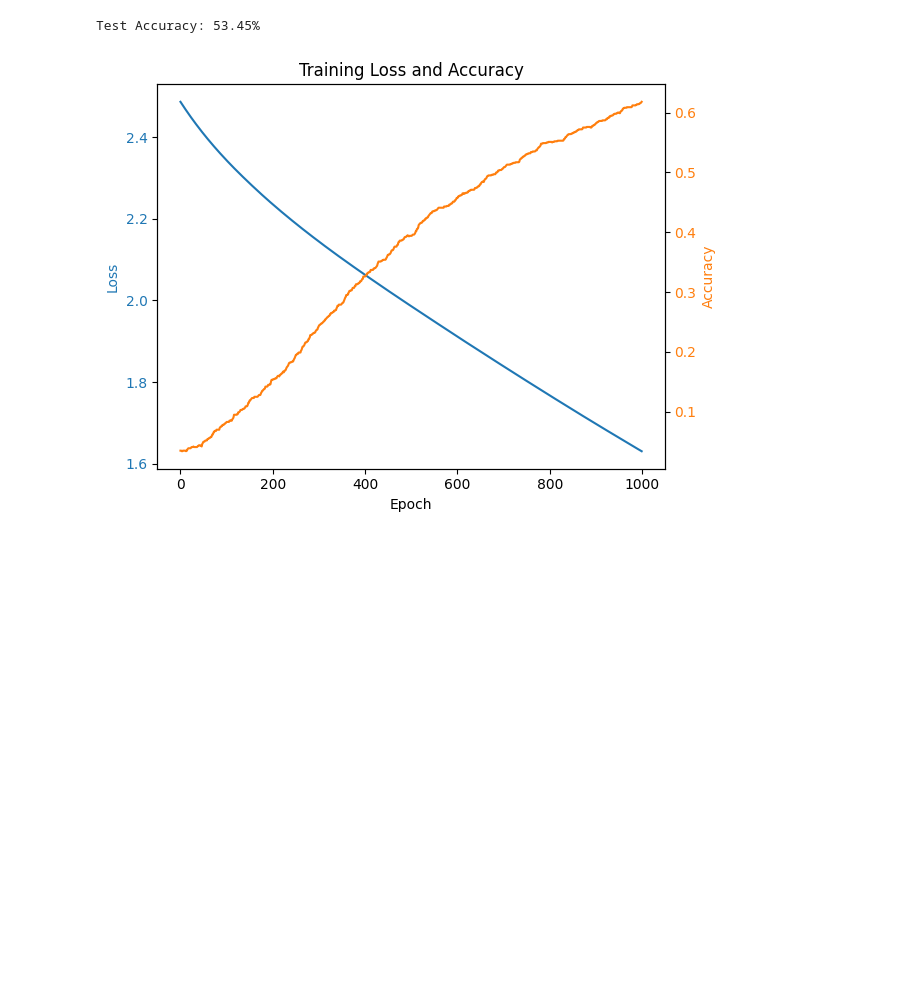
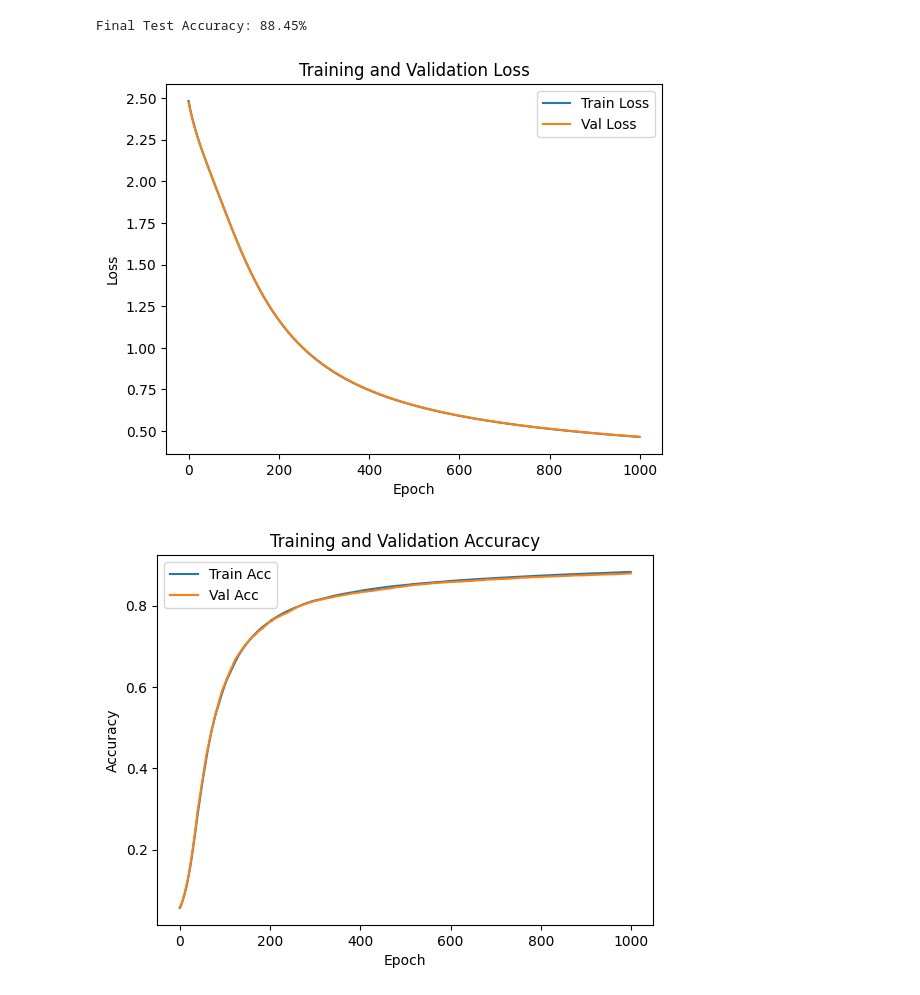
Before and after one commit to danielzj05/numpy-mnist-NN, a Jupyter notebook: MNIST_NN.ipynb, the cells around one changed output. Cells and saved outputs as stored; diff of their text form; code cells hidden in the pictures; blank space fills up the shorter version.

```diff
--- a/MNIST_NN.ipynb
+++ b/MNIST_NN.ipynb
@@ -30,3 +26,10 @@ x_test = x_test / 255.0
+# %%
+current_dir = os.getcwd()
+train_csv = pd.read_csv("./files/MNIST/kaggle csv format/mnist_train.csv").values
+test_csv  = pd.read_csv("./files/MNIST/kaggle csv format/mnist_test.csv").values
+full_data = np.concatenate([train_csv, test_csv], axis=0)
+
+(x_train, y_train), (x_val, y_val), (x_test, y_test) = split_dataset(full_data)
 # %%
 #define all functions
 def softmax(z):
@@ -78,5 +81,6 @@ def forwardFeed(x, param):
     a2 = softmax(z2)
     return z1, a1, z2, a2
 # %%
-z1, a1, z2, a2 = forwardFeed(x_train, param)
-print(a2.shape)
+def evaluate(x, y, param):
+    _, _, _, out = forwardFeed(x, param)
+    return compute_loss(one_hot(y), out), get_accuracy(out, y)
@@ -109,9 +104,3 @@ def backwardFeed(x, y, z1, a1, z2, a2, param, learning_rate):
     return param
-# %%
-# accuracy function
-def get_accuracy(predictions, labels):
-    pred_labels = np.argmax(predictions, axis=0)
-    true_labels = labels.flatten()
-    return np.mean(pred_labels == true_labels)
 # %%
 #training loop
@@ -162,24 +150,25 @@ Epoch 999: Loss = 1.6303, Accuracy = 61.80%
 # %%
 _, _, _, test_preds = forwardFeed(x_test, param)
 test_acc = get_accuracy(test_preds, y_test)
-print(f"Test Accuracy: {test_acc*100:.2f}%")
+print(f"Final Test Accuracy: {test_acc*100:.2f}%")
 
-# Plotting the training loss and accuracy
-fig, ax1 = plt.subplots()
+# === Plot Results ===
+plt.plot(train_losses, label="Train Loss")
+plt.plot(val_losses, label="Val Loss")
+plt.xlabel("Epoch")
+plt.ylabel("Loss")
+plt.legend()
+plt.title("Training and Validation Loss")
+plt.show()
 
-ax1.set_xlabel('Epoch')
-ax1.set_ylabel('Loss', color='tab:blue')
-ax1.plot(train_losses, color='tab:blue', label='Loss')
-ax1.tick_params(axis='y', labelcolor='tab:blue')
-
-ax2 = ax1.twinx()
-ax2.set_ylabel('Accuracy', color='tab:orange')
-ax2.plot(train_accuracies, color='tab:orange', label='Accuracy')
-ax2.tick_params(axis='y', labelcolor='tab:orange')
-
-plt.title("Training Loss and Accuracy")
-fig.tight_layout()
+plt.plot(train_accuracies, label="Train Acc")
+plt.plot(val_accuracies, label="Val Acc")
+plt.xlabel("Epoch")
+plt.ylabel("Accuracy")
+plt.legend()
+plt.title("Training and Validation Accuracy")
 plt.show()
 # %% [output]
-Test Accuracy: 53.45%
+Final Test Accuracy: 88.45%
-[figure, old version]
+[figure, new version]
+[figure, added]
```
Also changed, not shown: parts of 6 cells of this notebook.
